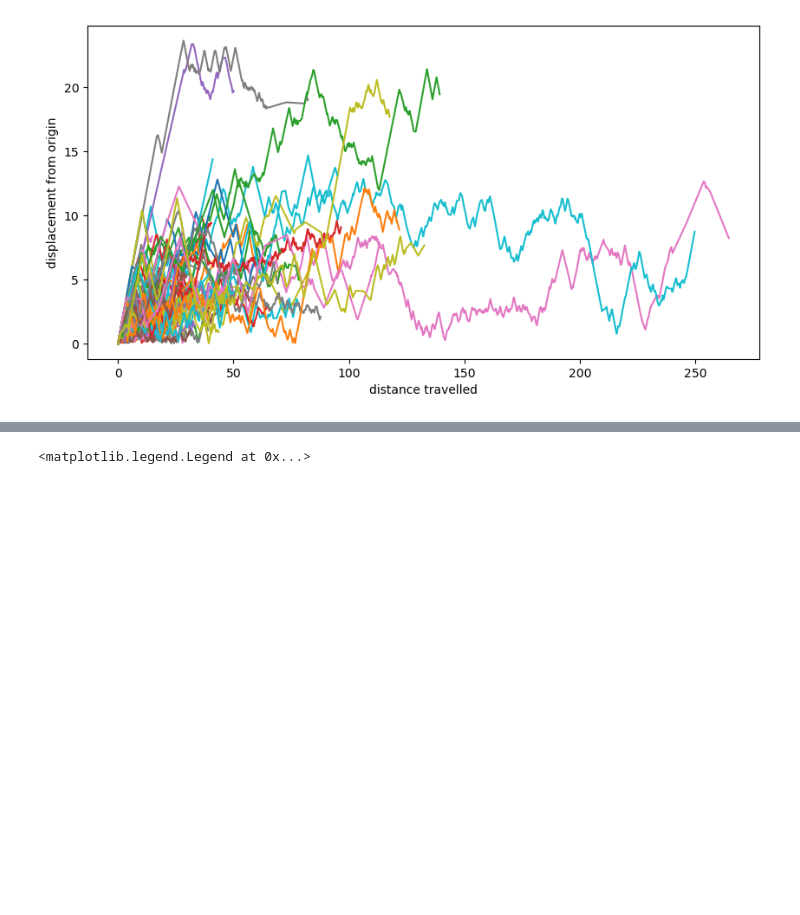
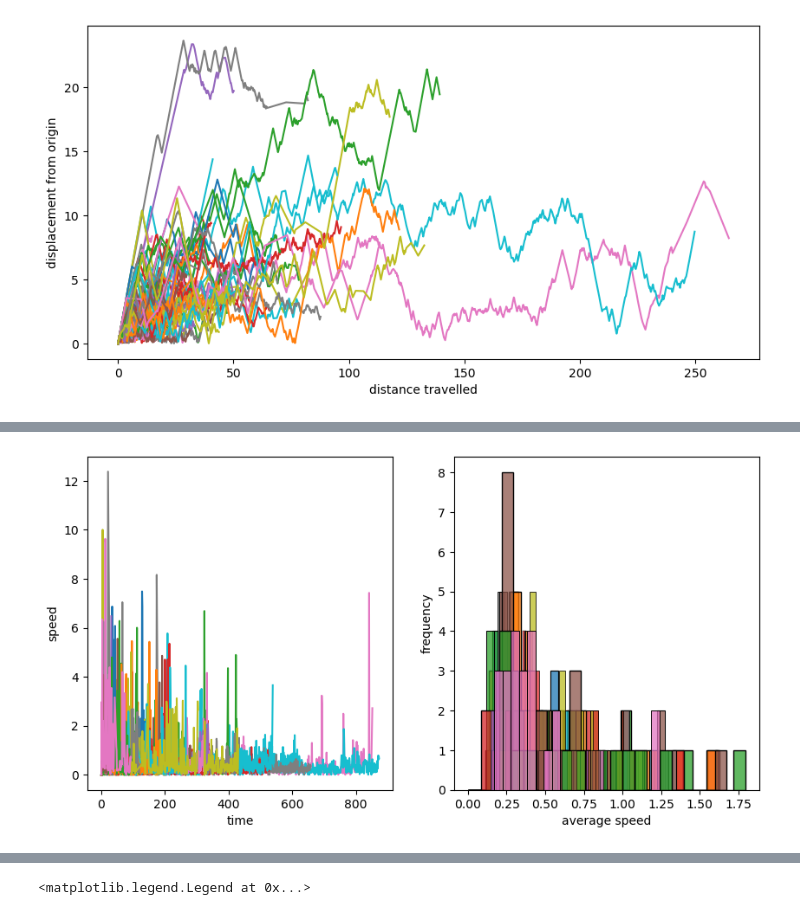
Before and after one commit to bpi-oxford/Cytotoxicity-Pipeline, a Jupyter notebook: notebooks/example_6.ipynb, the cells around one changed output, grey strips where cells are left out. Cells and saved outputs as stored; diff of their text form; code cells hidden in the pictures; blank space fills up the shorter version.

```diff
--- a/notebooks/example_6.ipynb
+++ b/notebooks/example_6.ipynb
@@ -286,0 +271,7 @@ for t_id in range(400,500):
+# %%
+tracks_df_filtered_tcell_ = tracks_df_filtered_tcell
+
+tracks_df_filtered_tcell_
+
+#tracks_df_filtered_tcell_["average speed"] = tracks_df_filtered_tcell_.groupby(["track_id"])["speed"].mean()
+#tracks_df_filtered_tcell_
@@ -286,0 +292,28 @@ for t_id in range(400,500):
+# %%
+from tqdm import tqdm
+import seaborn as sns
+
+fig, axs = plt.subplots(1,2,figsize=(10,5))
+#axs.set_xlim(0,100)
+#axs.set_ylim(0,100)
+
+
+#tracks_df_filtered_tcell["dy from origin"] = tracks_df_filtered_tcell.groupby(['track_id'])['dy from previous point'].cumsum().fillna(0)
+
+# isolate one cell
+TRACK_ID_TCELL = 37
+
+for t_id in range(400,500):
+
+    single_tcell_df = tracks_df_filtered_tcell_.loc[tracks_df_filtered_tcell_["track_id"]==t_id]
+    single_tcell_df = single_tcell_df.sort_values(by=["frame"])
+
+    axs[0].plot(single_tcell_df["frame"], single_tcell_df["speed"])
+    axs[0].set_xlabel("time")
+    axs[0].set_ylabel("speed")
+
+    sns.histplot(data=single_tcell_df, x='average speed', bins=20, ax=axs[1])
+    axs[1].set_xlabel("average speed")
+    axs[1].set_ylabel("frequency")
+# %% [output]
+[figure, added]
```
Also changed, not shown: parts of 9 cells of this notebook.
